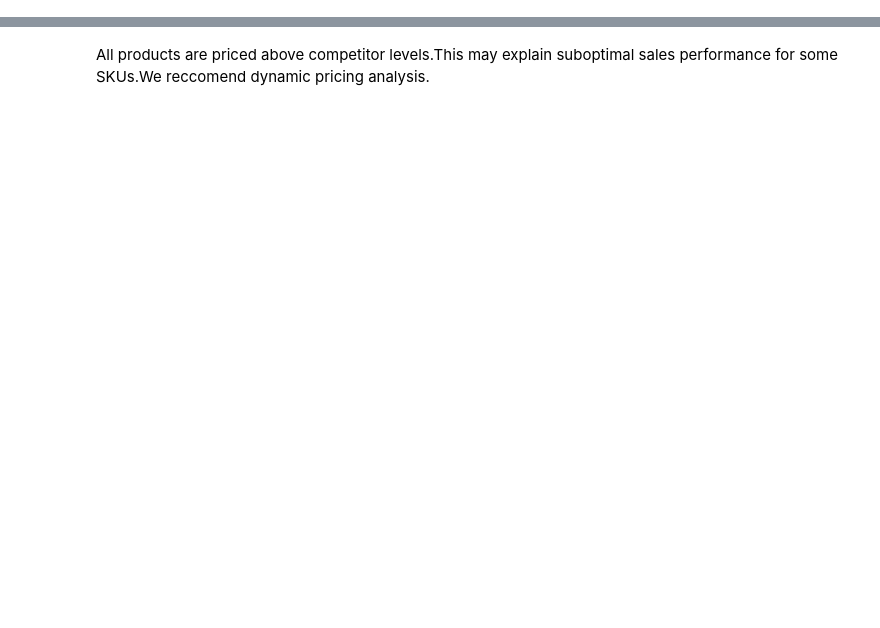
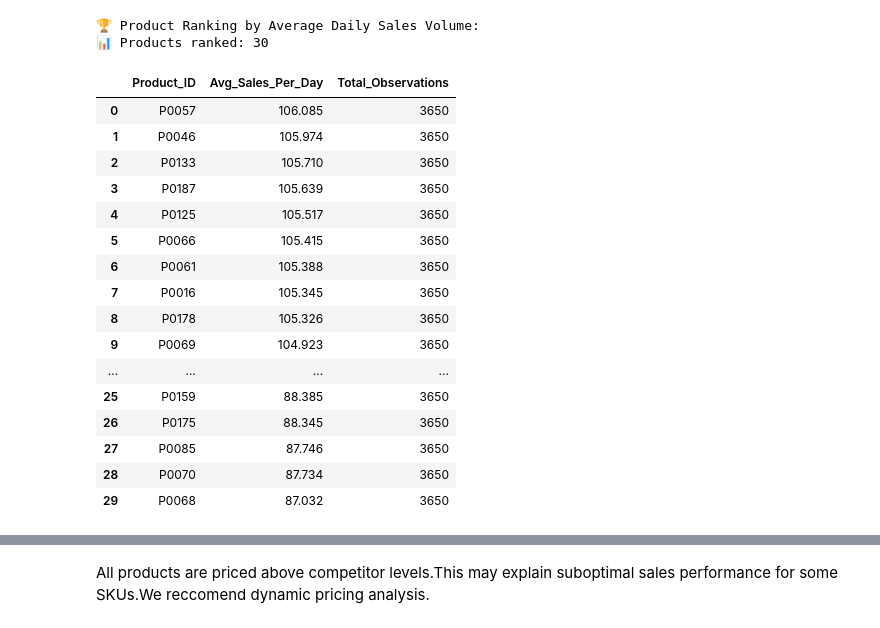
Before and after one commit to gnaneshgunda/Inventory_management, a Jupyter notebook: sql-task-2.ipynb, the cells around one changed output, grey strips where cells are left out. Drawn from its saved outputs; the diff is of its cells as text; code cells hidden in the pictures; blank space fills up the shorter version.

```diff
--- a/sql-task-2.ipynb
+++ b/sql-task-2.ipynb
@@ -407,0 +497,39 @@ plt.show()
+# %%
+# =============================================================================
+# QUERY 3E: DAILY SALES VOLUME RANKING
+# =============================================================================
+
+# Rank products by average daily sales volume across all stores
+query5 = """
+SELECT Product_ID,
+ROUND(AVG(Units_Sold),3) AS Avg_Sales_Per_Day,
+       COUNT(*) AS Total_Observations
+FROM InventoryData
+GROUP BY Product_ID
+ORDER BY Avg_Sales_Per_Day DESC;
+"""
+
+print("🏆 Product Ranking by Average Daily Sales Volume:")
+result_daily_sales = pd.read_sql_query(query5, conn)
+print(f"📊 Products ranked: {len(result_daily_sales)}")
+result_daily_sales
+# %% [output]
+🏆 Product Ranking by Average Daily Sales Volume:
+📊 Products ranked: 30
+|  | Product_ID | Avg_Sales_Per_Day | Total_Observations |
+| 0 | P0057 | 106.085 | 3650 |
+| 1 | P0046 | 105.974 | 3650 |
+| 2 | P0133 | 105.710 | 3650 |
+| 3 | P0187 | 105.639 | 3650 |
+| 4 | P0125 | 105.517 | 3650 |
+| 5 | P0066 | 105.415 | 3650 |
+| 6 | P0061 | 105.388 | 3650 |
+| 7 | P0016 | 105.345 | 3650 |
+| 8 | P0178 | 105.326 | 3650 |
+| 9 | P0069 | 104.923 | 3650 |
+| ... | ... | ... | ... |
+| 25 | P0159 | 88.385 | 3650 |
+| 26 | P0175 | 88.345 | 3650 |
+| 27 | P0085 | 87.746 | 3650 |
+| 28 | P0070 | 87.734 | 3650 |
+| 29 | P0068 | 87.032 | 3650 |
```
Also changed, not shown: parts of 51 cells of this notebook, 1 other file.
